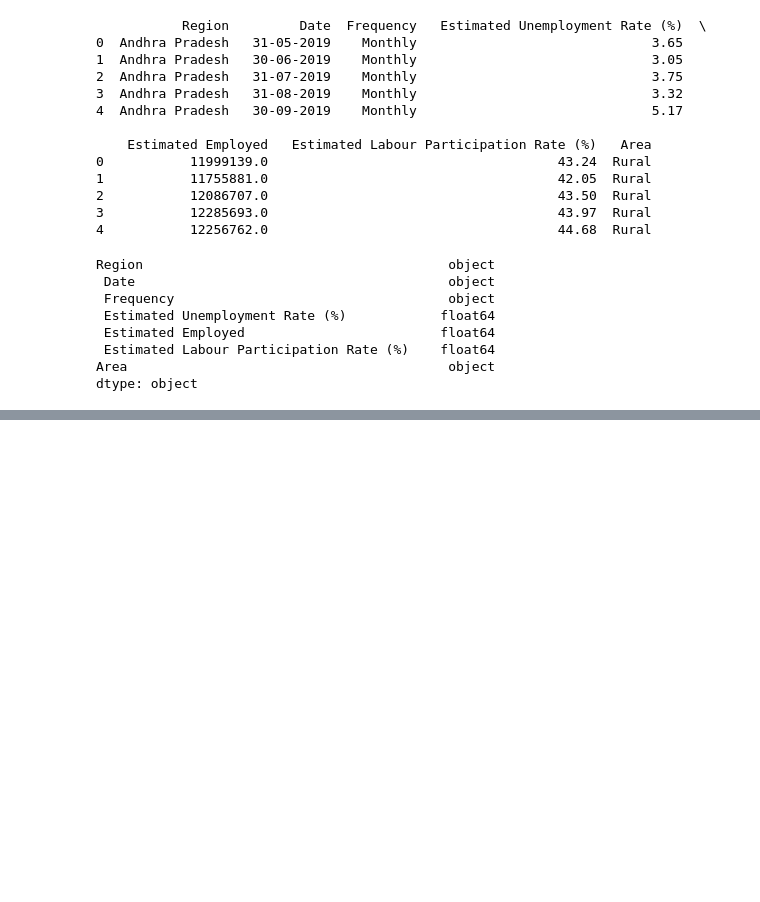
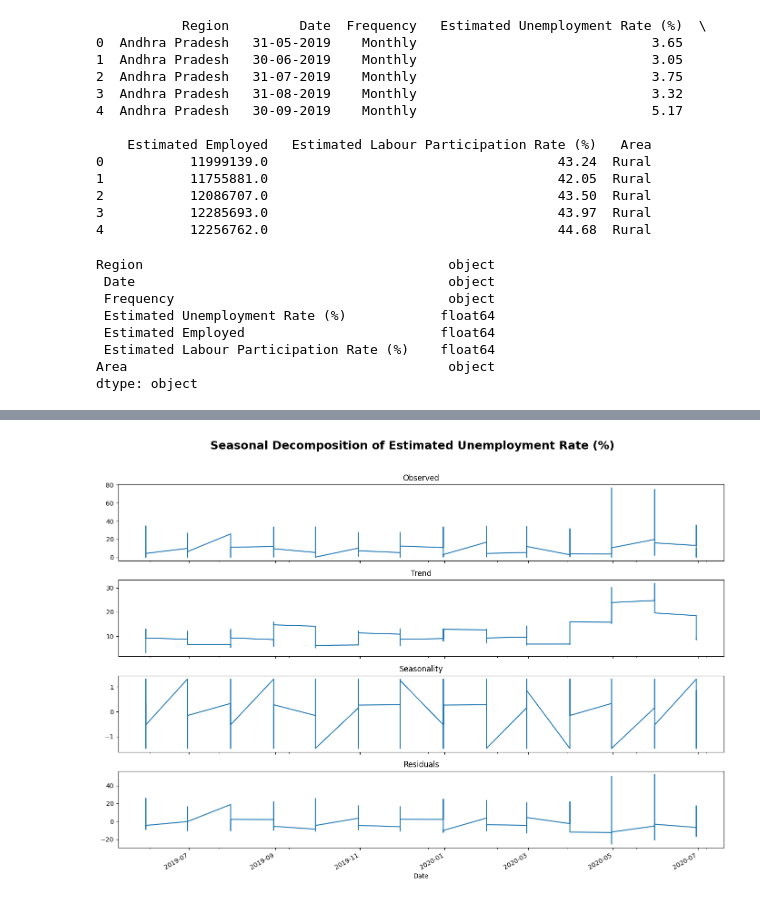
Before and after one commit to vinayp1120/OIBSIP, a Jupyter notebook: Analysis_of_data.ipynb, the cells around one changed output, grey strips where cells are left out. Saved outputs shown, nothing was run; the diff lists cells and outputs as text; code cells hidden in the pictures; blank space fills up the shorter version.

```diff
--- a/Analysis_of_data.ipynb
+++ b/Analysis_of_data.ipynb
@@ -410,7 +437,30 @@ print(region_area_summary)
-# %%
-# Time-Series Exploration
-# Identify trends over time:
-# Use sns.lineplot(x='Date', y='SomeVariable', data=data) to visualize temporal trends.
-from statsmodels.tsa.seasonal import seasonal_decompose
-result = seasonal_decompose(data.set_index('Date')['Estimated Unemployment Rate (%)'], model='additive', period=12)
-result.plot()
+# %%
+import matplotlib.pyplot as plt
+from statsmodels.tsa.seasonal import seasonal_decompose
+
+# Clean column names (removes leading/trailing spaces)
+data.columns = data.columns.str.strip()
+
+# Ensure 'Date' column is datetime and sorted
+data['Date'] = pd.to_datetime(data['Date'], errors='coerce')
+data = data.sort_values('Date')
+
+#  Extract time series
+ts = data.set_index('Date')['Estimated Unemployment Rate (%)']
+
+# Perform seasonal decomposition
+result = seasonal_decompose(ts, model='additive', period=12)
+
+#  Plot with larger size and clarity
+fig, (ax1, ax2, ax3, ax4) = plt.subplots(4, 1, figsize=(14, 10), sharex=True)
+result.observed.plot(ax=ax1, title='Observed', legend=False)
+result.trend.plot(ax=ax2, title='Trend', legend=False)
+result.seasonal.plot(ax=ax3, title='Seasonality', legend=False)
+result.resid.plot(ax=ax4, title='Residuals', legend=False)
+
+fig.suptitle('Seasonal Decomposition of Estimated Unemployment Rate (%)', fontsize=18, weight='bold')
+plt.xlabel("Date")
+plt.tight_layout(rect=[0, 0, 1, 0.96])  # Leave space for the suptitle
+plt.show()
+# %% [output]
+[figure, added]
```
Also changed, not shown: parts of 19 cells of this notebook.
